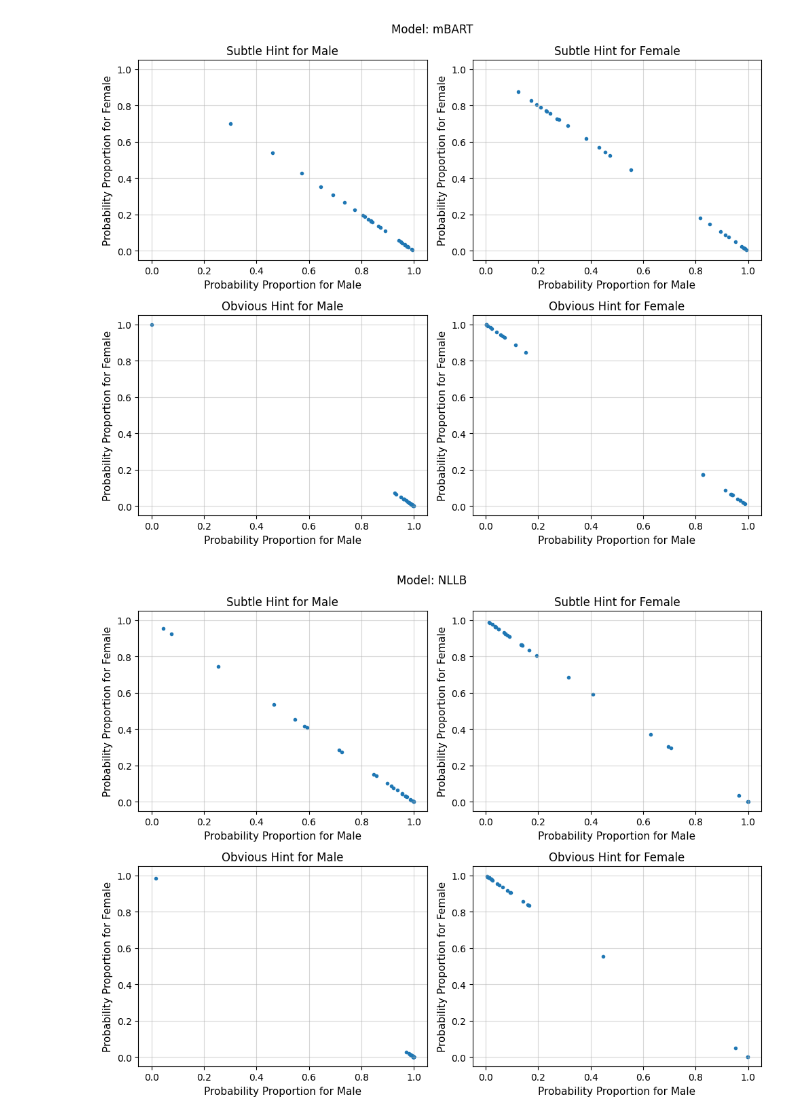
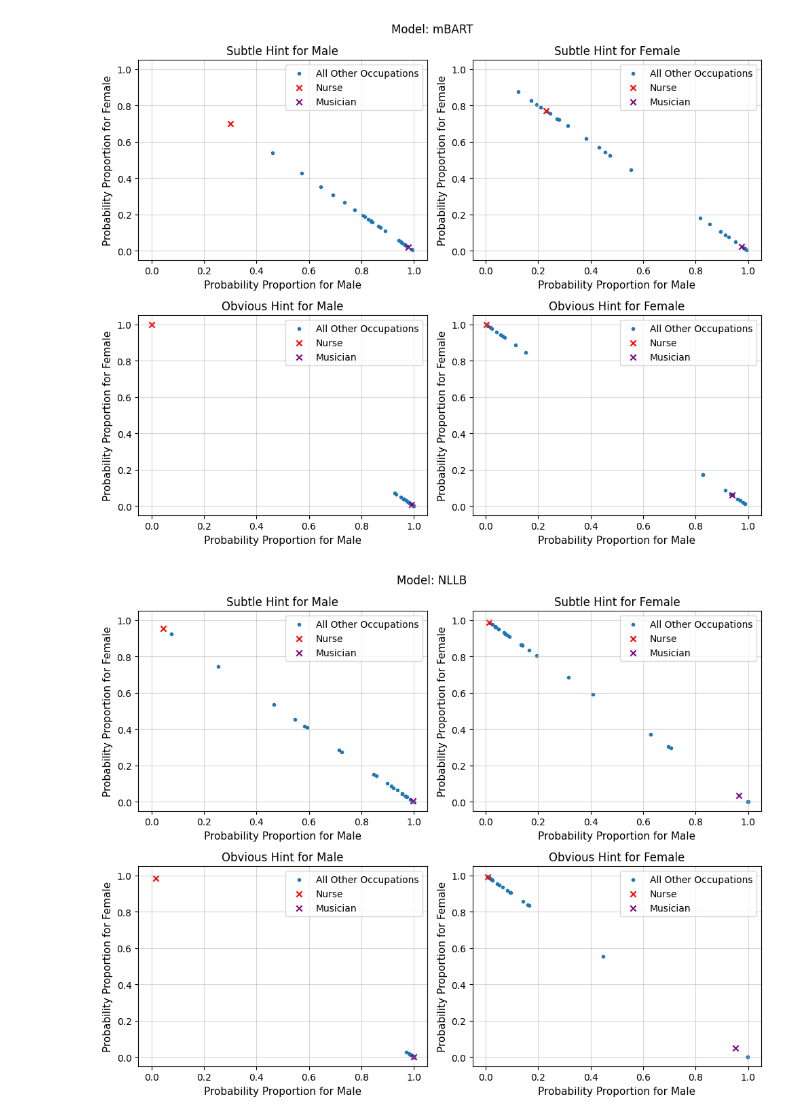
Before and after one commit to RcwYuen/ucl-comp0087-snlp-cw, a Jupyter notebook: to_excel.ipynb, the cells around one changed output. Saved outputs shown, nothing was run; the diff lists cells and outputs as text; code cells hidden in the pictures.

```diff
--- a/to_excel.ipynb
+++ b/to_excel.ipynb
@@ -60,7 +45,7 @@ plt.rcParams["figure.figsize"] = (5, 3)
 def getvals(model, title = None):
     path = Path.cwd() / "probabilities" / model
 
-    file = path / "Merged-Prob.xlsx"
+    file = path / "Merged-Prob_bce.xlsx"
     sheets = pd.ExcelFile(file).sheet_names
     dfs = pd.read_excel(file, sheet_name=sheets)
     titles = {
@@ -72,16 +57,27 @@ def getvals(model, title = None):
     }
 
     for sheetname, sheet in dfs.items():
+        sheet = sheet.set_index("Unnamed: 0")
+        sheet = sheet.drop("loss", axis = 0)
         df = pd.DataFrame()
         df["Male"] = sheet[[i for i in sheet.columns if "Male" in i]].mean(axis = 1)
         df["Female"] = sheet[[i for i in sheet.columns if "Female" in i]].mean(axis = 1)
-        plt.scatter(df["Male"], df["Female"], marker = ".")
+        male = df["Male"]
+        female = df["Female"]
+        nurse = (male["Nurse"], female["Nurse"])
+        musician = (male["Musician"], female["Musician"])
+        male = male.drop(["Nurse", "Musician"])
+        female = female.drop(["Nurse", "Musician"])
+        plt.scatter(male, female, marker = ".", c = "C0", label = "All Other Occupations")
+        plt.scatter(*nurse, marker = "x", c = "red", label = "Nurse")
+        plt.scatter(*musician, marker = "x", c = "purple", label = "Musician")
         plt.title(f"{title}: {titles[sheetname]}")
         plt.xlabel("Probability Proportion for Male")
         plt.ylabel("Probability Proportion for Female")
         plt.xlim((-0.05, 1.05))
         plt.ylim((-0.05, 1.05))
         plt.grid(alpha = 0.5)
+        plt.legend()
         plt.show()
 
 getvals("mbart", title = "mBART")
@@ -111,7 +107,7 @@ plt.rcParams["figure.figsize"] = (5, 3)
 def getvals(model, title = None):
     path = Path.cwd() / "probabilities" / model
 
-    file = path / "Merged-Prob.xlsx"
+    file = path / "Merged-Prob_bce.xlsx"
     sheets = pd.ExcelFile(file).sheet_names
     dfs = pd.read_excel(file, sheet_name=sheets)
     titles = {
@@ -119,33 +115,47 @@ def getvals(model, title = None):
         "obv (F)": "Obvious Hint for Female",
         "nohints": "No Hint",
         "hints (M)": "Subtle Hint for Male",
         "hints (F)": "Subtle Hint for Female",
     }
     fig, axs = plt.subplots(nrows = 2, ncols = 2, figsize = (10, 8))
     pos = 0
     for sheetname, sheet in dfs.items():
         if sheetname == "nohints":
             continue
 
+        sheet = sheet.set_index("Unnamed: 0")
+        sheet = sheet.drop("loss", axis = 0)
         df = pd.DataFrame()
         df["Male"] = sheet[[i for i in sheet.columns if "Male" in i]].mean(axis = 1)
         df["Female"] = sheet[[i for i in sheet.columns if "Female" in i]].mean(axis = 1)
+        male = df["Male"]
+        female = df["Female"]
+        nurse = (male["Nurse"], female["Nurse"])
+        musician = (male["Musician"], female["Musician"])
+        male = male.drop(["Nurse", "Musician"])
+        female = female.drop(["Nurse", "Musician"])
+
+        df["Male"] = sheet[[i for i in sheet.columns if "Male" in i]].mean(axis = 1)
+        df["Female"] = sheet[[i for i in sheet.columns if "Female" in i]].mean(axis = 1)
         axs[pos // 2, pos % 2].grid(alpha = 0.5)
-        axs[pos // 2, pos % 2].scatter(df["Male"], df["Female"], marker = ".")
+        axs[pos // 2, pos % 2].scatter(male, female, marker = ".", label = "All Other Occupations")
+        axs[pos // 2, pos % 2].scatter(*nurse, marker = "x", c = "red", label = "Nurse")
+        axs[pos // 2, pos % 2].scatter(*musician, marker = "x", c = "purple", label = "Musician")
         axs[pos // 2, pos % 2].set_title(titles[sheetname])
         axs[pos // 2, pos % 2].set_xlabel("Probability Proportion for Male",   fontsize = 11)
         axs[pos // 2, pos % 2].set_ylabel("Probability Proportion for Female", fontsize = 11)
         axs[pos // 2, pos % 2].set_xlim((-0.05, 1.05))
         axs[pos // 2, pos % 2].set_ylim((-0.05, 1.05))
+        axs[pos // 2, pos % 2].legend()
         pos += 1
 
     plt.suptitle(f"Model: {title}")
     plt.tight_layout()
     plt.show()
 
 getvals("mbart", title = "mBART")
 getvals("nllb", title = "NLLB")
 getvals("m2m-100", title = "M2M-100")
 # %% [output]
-[figure, old version]
+[figure, new version]
-[figure, old version]
+[figure, new version]
```
Also changed, not shown: parts of 5 cells of this notebook, 3 other files.
